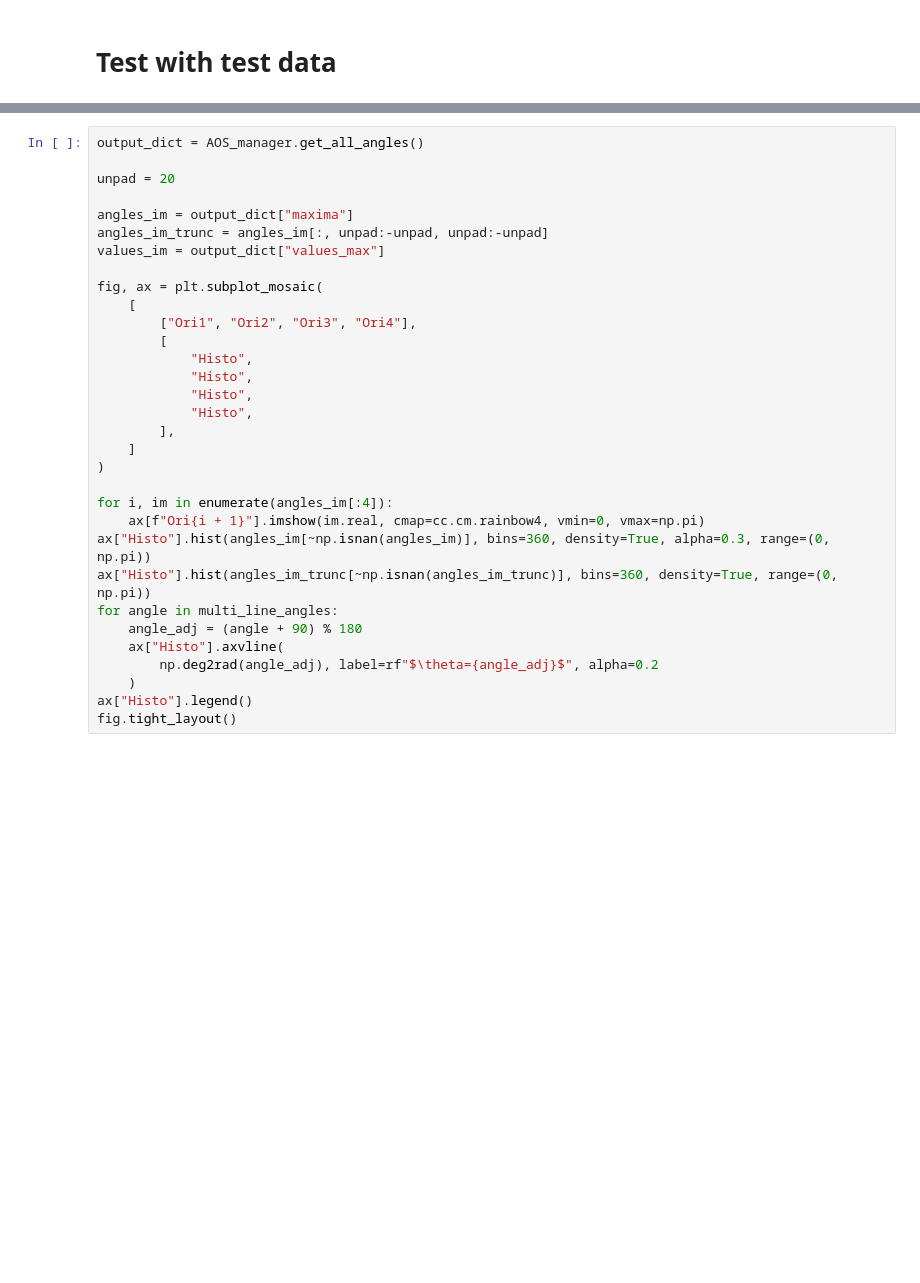
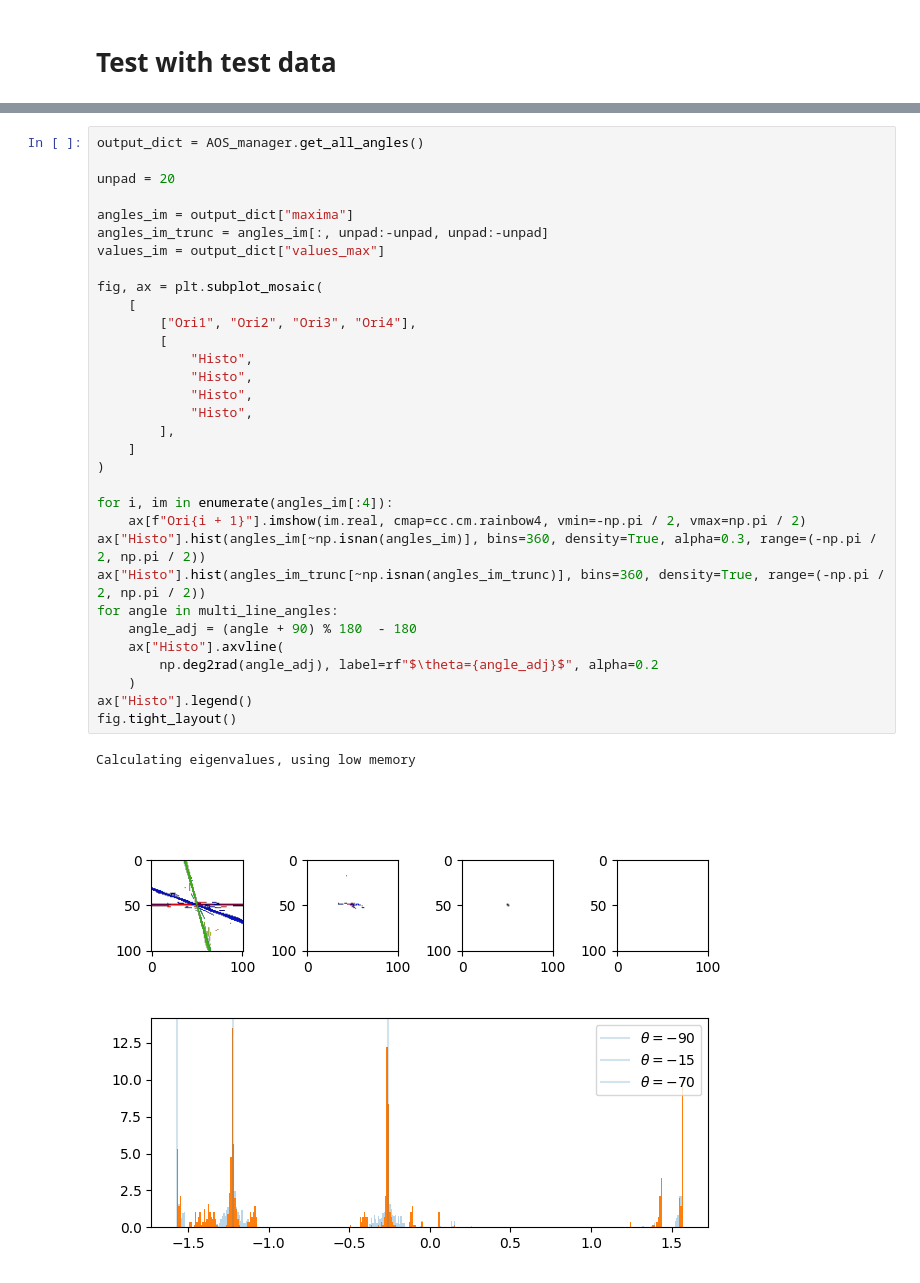
Before and after one commit to Staalduine/flow_analysis_comps, a Jupyter notebook: notebooks/run_AOS.ipynb, the cells around one changed output, grey strips where cells are left out. Saved outputs shown, nothing was run; the diff lists cells and outputs as text; blank space fills up the shorter version.

```diff
--- a/notebooks/run_AOS.ipynb
+++ b/notebooks/run_AOS.ipynb
@@ -170,32 +177,35 @@ ax["Histograms"].legend()
 # %%
 output_dict = AOS_manager.get_all_angles()
 
 unpad = 20
 
 angles_im = output_dict["maxima"]
 angles_im_trunc = angles_im[:, unpad:-unpad, unpad:-unpad]
 values_im = output_dict["values_max"]
 
 fig, ax = plt.subplot_mosaic(
     [
         ["Ori1", "Ori2", "Ori3", "Ori4"],
         [
             "Histo",
             "Histo",
             "Histo",
             "Histo",
         ],
     ]
 )
 
 for i, im in enumerate(angles_im[:4]):
-    ax[f"Ori{i + 1}"].imshow(im.real, cmap=cc.cm.rainbow4, vmin=0, vmax=np.pi)
-ax["Histo"].hist(angles_im[~np.isnan(angles_im)], bins=360, density=True, alpha=0.3, range=(0, np.pi))
-ax["Histo"].hist(angles_im_trunc[~np.isnan(angles_im_trunc)], bins=360, density=True, range=(0, np.pi))
+    ax[f"Ori{i + 1}"].imshow(im.real, cmap=cc.cm.rainbow4, vmin=-np.pi / 2, vmax=np.pi / 2)
+ax["Histo"].hist(angles_im[~np.isnan(angles_im)], bins=360, density=True, alpha=0.3, range=(-np.pi / 2, np.pi / 2))
+ax["Histo"].hist(angles_im_trunc[~np.isnan(angles_im_trunc)], bins=360, density=True, range=(-np.pi / 2, np.pi / 2))
 for angle in multi_line_angles:
-    angle_adj = (angle + 90) % 180
+    angle_adj = (angle + 90) % 180  - 180
     ax["Histo"].axvline(
         np.deg2rad(angle_adj), label=rf"$\theta={angle_adj}$", alpha=0.2
     )
 ax["Histo"].legend()
 fig.tight_layout()
+# %% [output]
+Calculating eigenvalues, using low memory
+[figure, added]
```
Also changed, not shown: parts of 3 cells of this notebook, 7 other files.
